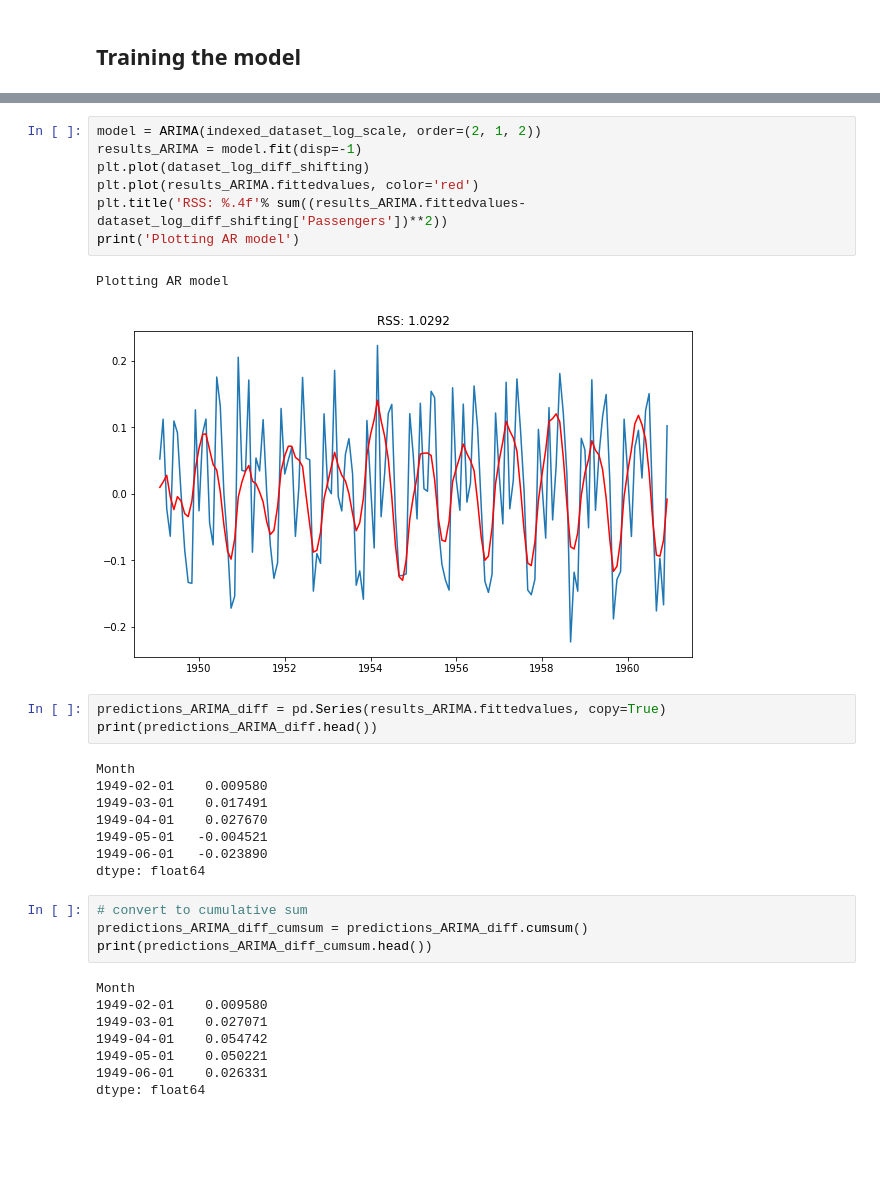
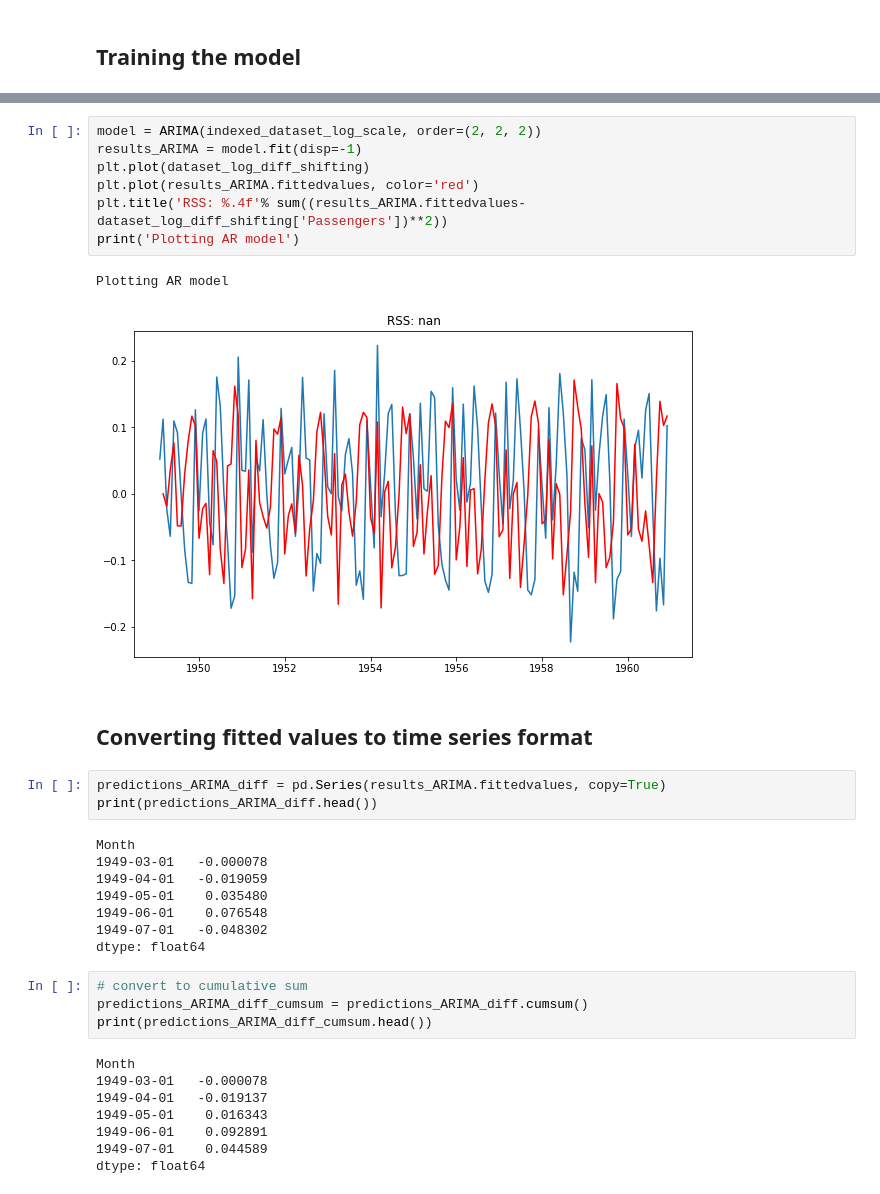
Before and after one commit to ThierrryScotto/Air-Passengers-Forecast, a Jupyter notebook: air_passengers_forecast.ipynb, the cells around one changed output, grey strips where cells are left out. Saved outputs shown, nothing was run; the diff lists cells and outputs as text; blank space fills up the shorter version.

```diff
--- a/air_passengers_forecast.ipynb
+++ b/air_passengers_forecast.ipynb
@@ -377,23 +366,25 @@ Plotting AR model
 # %%
-model = ARIMA(indexed_dataset_log_scale, order=(2, 1, 2))
+model = ARIMA(indexed_dataset_log_scale, order=(2, 2, 2))
 results_ARIMA = model.fit(disp=-1)
 plt.plot(dataset_log_diff_shifting)
 plt.plot(results_ARIMA.fittedvalues, color='red')
 plt.title('RSS: %.4f'% sum((results_ARIMA.fittedvalues-dataset_log_diff_shifting['Passengers'])**2))
 print('Plotting AR model')
 # %% [output]
 Plotting AR model
-[figure, old version]
+[figure, new version]
+# %% [markdown]
+## Converting fitted values to time series format
 # %%
 predictions_ARIMA_diff = pd.Series(results_ARIMA.fittedvalues, copy=True)
 print(predictions_ARIMA_diff.head())
 # %% [output]
 Month
-1949-02-01    0.009580
-1949-03-01    0.017491
-1949-04-01    0.027670
-1949-05-01   -0.004521
-1949-06-01   -0.023890
+1949-03-01   -0.000078
+1949-04-01   -0.019059
+1949-05-01    0.035480
+1949-06-01    0.076548
+1949-07-01   -0.048302
 dtype: float64
 # %%
 # convert to cumulative sum
@@ -401,11 +392,11 @@ predictions_ARIMA_diff_cumsum = predictions_ARIMA_diff.cumsum()
 print(predictions_ARIMA_diff_cumsum.head())
 # %% [output]
 Month
-1949-02-01    0.009580
-1949-03-01    0.027071
-1949-04-01    0.054742
-1949-05-01    0.050221
-1949-06-01    0.026331
+1949-03-01   -0.000078
+1949-04-01   -0.019137
+1949-05-01    0.016343
+1949-06-01    0.092891
+1949-07-01    0.044589
 dtype: float64
 # %%
 predictions_ARIMA_log = pd.Series(indexed_dataset_log_scale['Passengers'], index=indexed_dataset_log_scale.index)
```
Also changed, not shown: parts of 15 cells of this notebook.
